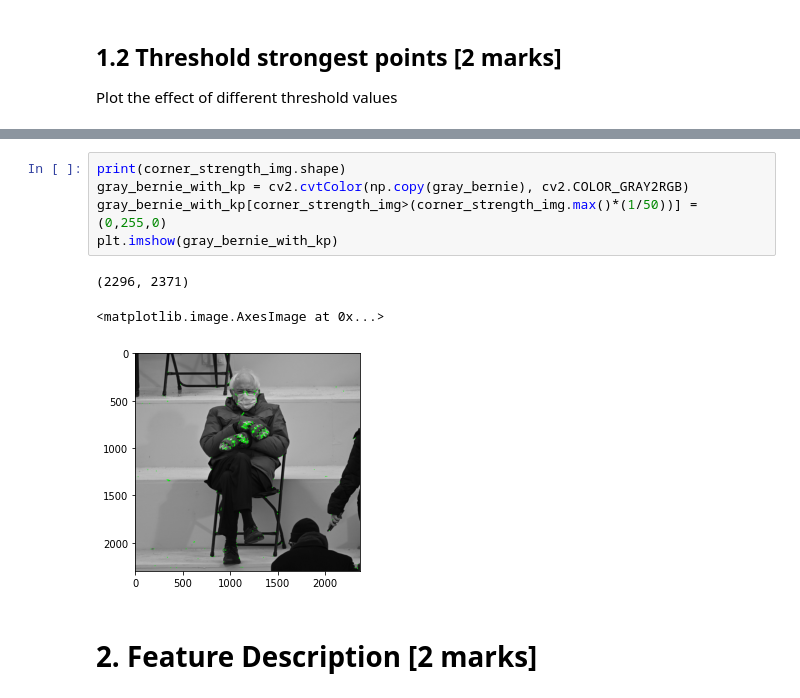
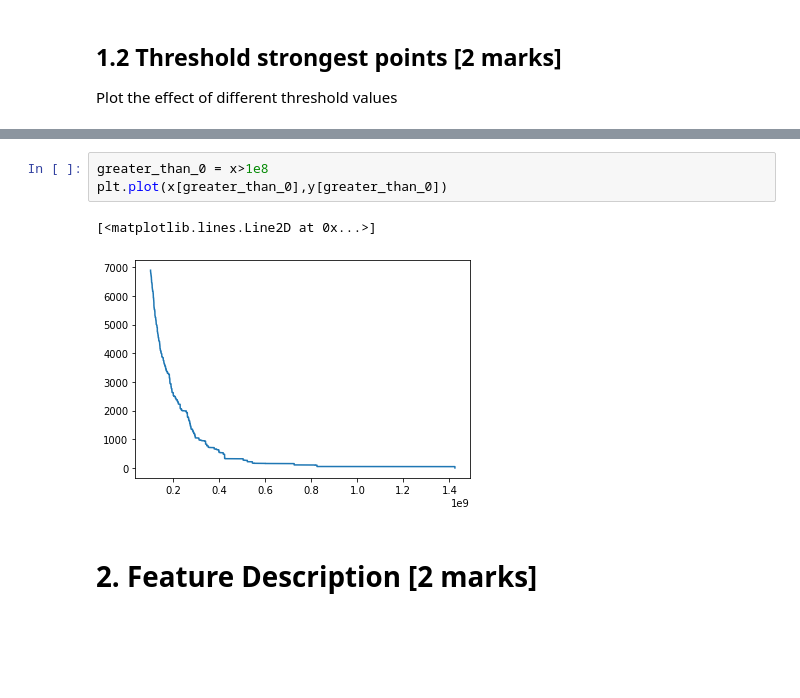
Before and after one commit to JonasVerbickas/CompVision, a Jupyter notebook: CV_CW2.ipynb, the cells around one changed output, grey strips where cells are left out. Drawn from its saved outputs; the diff is of its cells as text; blank space fills up the shorter version.

```diff
--- a/CV_CW2.ipynb
+++ b/CV_CW2.ipynb
@@ -146,12 +92,9 @@ plt.plot([count_thresholded_corners(corner_strength_img, corner_strength_img.max
-# %%
-print(corner_strength_img.shape)
-gray_bernie_with_kp = cv2.cvtColor(np.copy(gray_bernie), cv2.COLOR_GRAY2RGB)
-gray_bernie_with_kp[corner_strength_img>(corner_strength_img.max()*(1/50))] = (0,255,0)
-plt.imshow(gray_bernie_with_kp)
-# %% [output]
-(2296, 2371)
-<matplotlib.image.AxesImage at 0x...>
-[figure, removed]
+# %%
+greater_than_0 = x>1e8
+plt.plot(x[greater_than_0],y[greater_than_0])
+# %% [output]
+[<matplotlib.lines.Line2D at 0x...>]
+[figure, added]
 # %% [markdown]
 # 2. Feature Description [2 marks]
 # %% [markdown]
```
Also changed, not shown: parts of 27 cells of this notebook.
